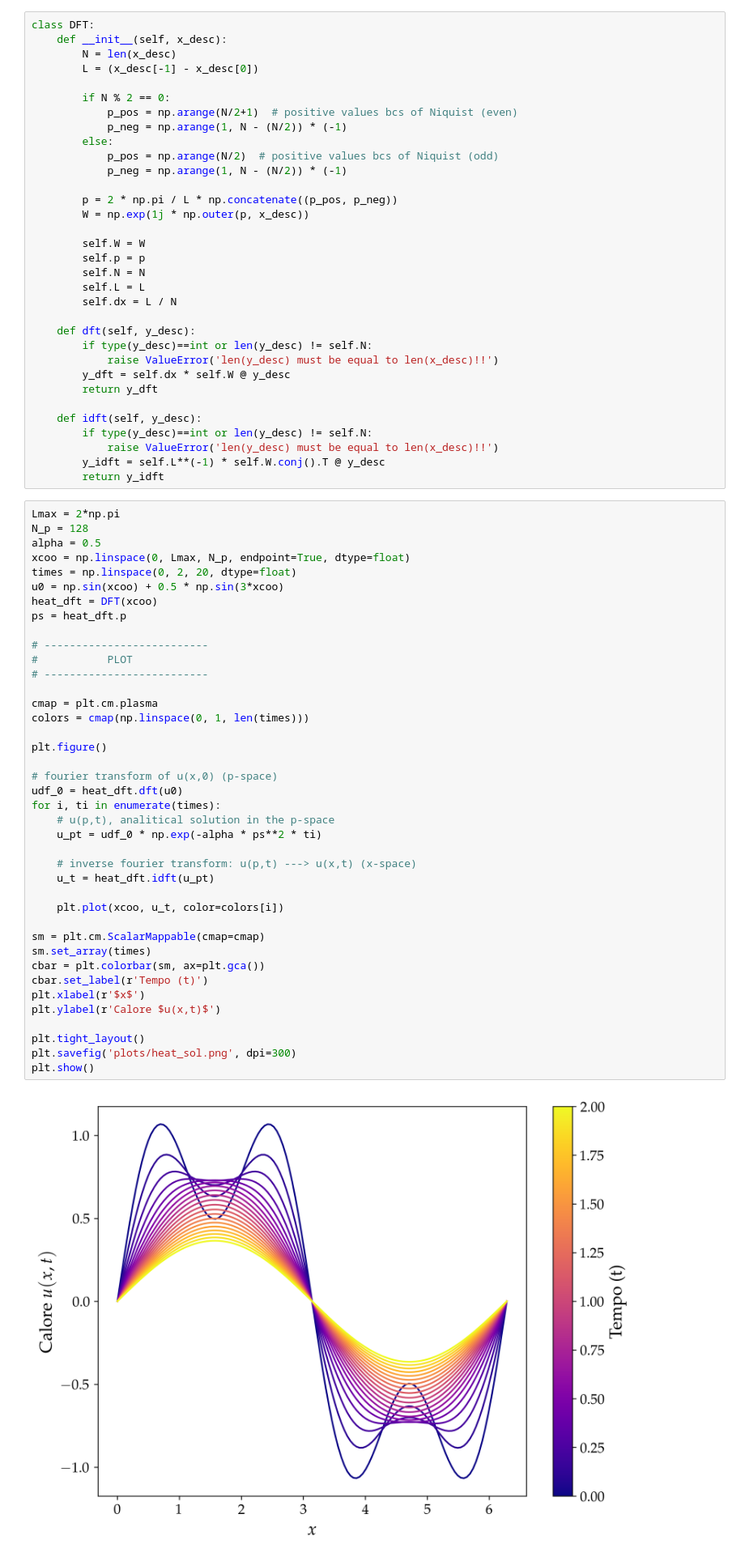
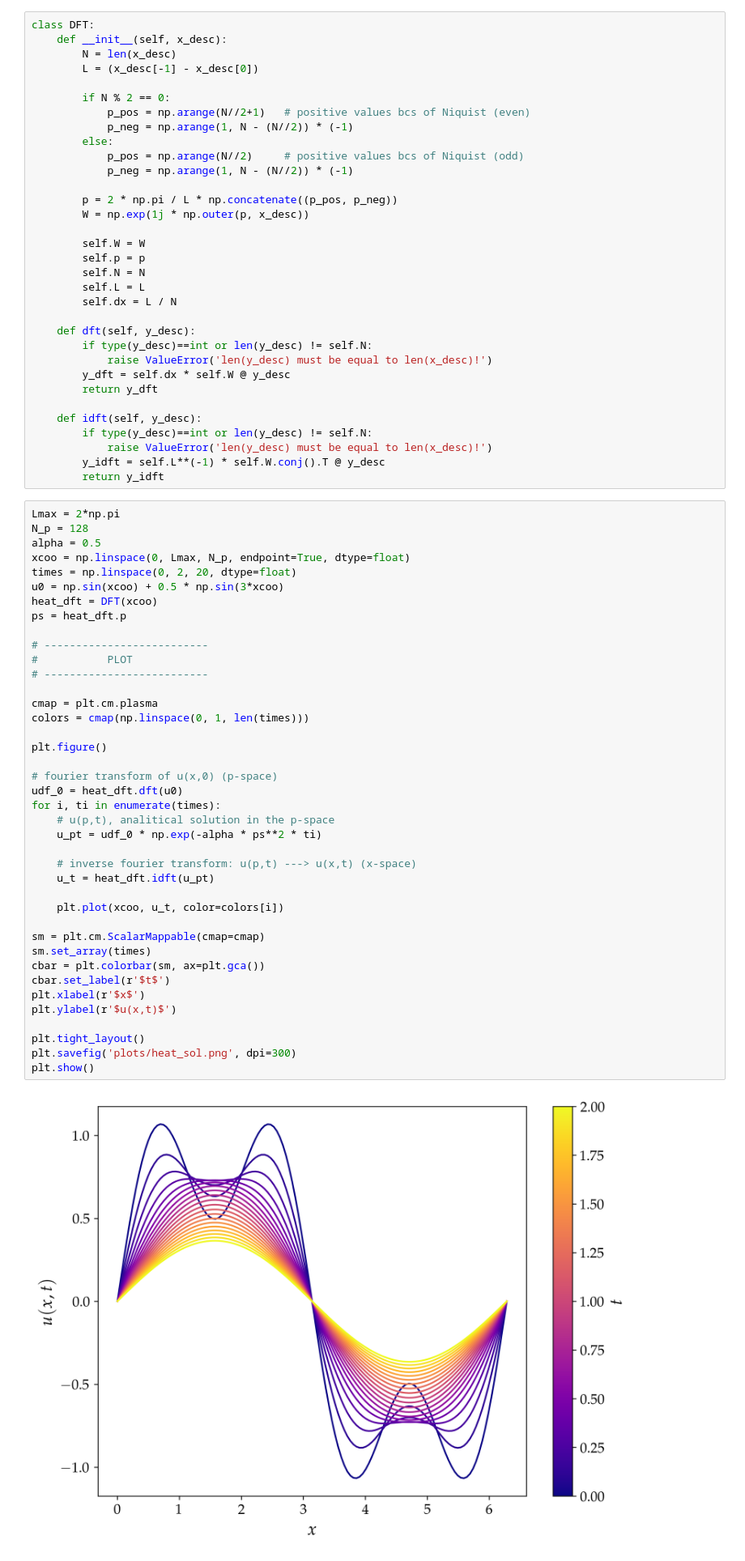
Before and after one commit to mvolpato-unimib/Lab_comp, a Jupyter notebook: ex10/ft.ipynb, the cells around one changed output. Shown at 81% size. Saved outputs shown, nothing was run; the diff lists cells and outputs as text.

```diff
--- a/ex10/ft.ipynb
+++ b/ex10/ft.ipynb
@@ -45,11 +42,11 @@ class DFT:
         L = (x_desc[-1] - x_desc[0])
 
         if N % 2 == 0:
-            p_pos = np.arange(N/2+1)  # positive values bcs of Niquist (even)
-            p_neg = np.arange(1, N - (N/2)) * (-1)
+            p_pos = np.arange(N//2+1)   # positive values bcs of Niquist (even)
+            p_neg = np.arange(1, N - (N//2)) * (-1)
         else:
-            p_pos = np.arange(N/2)  # positive values bcs of Niquist (odd)
-            p_neg = np.arange(1, N - (N/2)) * (-1)
+            p_pos = np.arange(N//2)     # positive values bcs of Niquist (odd)
+            p_neg = np.arange(1, N - (N//2)) * (-1)
 
         p = 2 * np.pi / L * np.concatenate((p_pos, p_neg))
         W = np.exp(1j * np.outer(p, x_desc))
@@ -62,13 +59,13 @@ class DFT:
 
     def dft(self, y_desc):
         if type(y_desc)==int or len(y_desc) != self.N:
-            raise ValueError('len(y_desc) must be equal to len(x_desc)!!')
+            raise ValueError('len(y_desc) must be equal to len(x_desc)!')
         y_dft = self.dx * self.W @ y_desc
         return y_dft
 
     def idft(self, y_desc):
         if type(y_desc)==int or len(y_desc) != self.N:
-            raise ValueError('len(y_desc) must be equal to len(x_desc)!!')
+            raise ValueError('len(y_desc) must be equal to len(x_desc)!')
         y_idft = self.L**(-1) * self.W.conj().T @ y_desc
         return y_idft
 # %%
@@ -83,33 +80,33 @@ ps = heat_dft.p
 
 # --------------------------
 #           PLOT
 # --------------------------
 
 cmap = plt.cm.plasma
 colors = cmap(np.linspace(0, 1, len(times)))
 
 plt.figure()
 
 # fourier transform of u(x,0) (p-space)
 udf_0 = heat_dft.dft(u0)
 for i, ti in enumerate(times):
     # u(p,t), analitical solution in the p-space
     u_pt = udf_0 * np.exp(-alpha * ps**2 * ti)
 
     # inverse fourier transform: u(p,t) ---> u(x,t) (x-space)
     u_t = heat_dft.idft(u_pt)
 
     plt.plot(xcoo, u_t, color=colors[i])
 
 sm = plt.cm.ScalarMappable(cmap=cmap)
 sm.set_array(times)
 cbar = plt.colorbar(sm, ax=plt.gca())
-cbar.set_label(r'Tempo (t)')
+cbar.set_label(r'$t$')
 plt.xlabel(r'$x$')
-plt.ylabel(r'Calore $u(x,t)$')
+plt.ylabel(r'$u(x,t)$')
 
 plt.tight_layout()
 plt.savefig('plots/heat_sol.png', dpi=300)
 plt.show()
 # %% [output]
-[figure, old version]
+[figure, new version]
```
Also changed, not shown: parts of 2 cells of this notebook, 19 other files.
